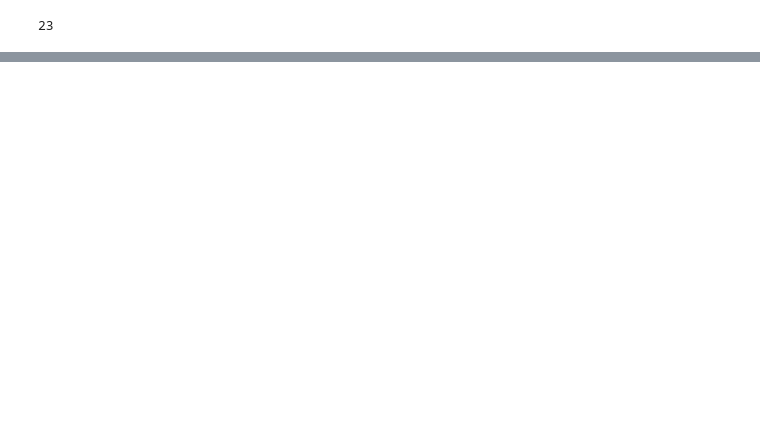
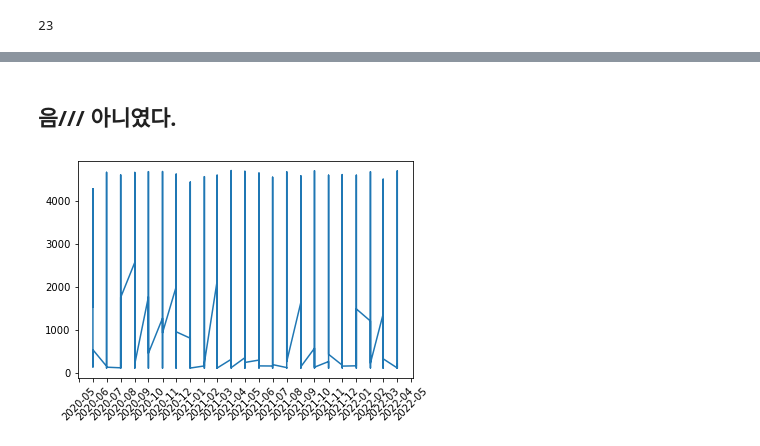
Before and after one commit to 05KBS23/CNU_Daily_study, a Jupyter notebook: python-basic/programmers/week5/EDA_Project2.ipynb, the cells around one changed output, grey strips where cells are left out. Saved outputs shown, nothing was run; the diff lists cells and outputs as text; code cells hidden in the pictures; blank space fills up the shorter version.

```diff
--- a/python-basic/programmers/week5/EDA_Project2.ipynb
+++ b/python-basic/programmers/week5/EDA_Project2.ipynb
@@ -359,0 +396,26 @@ len(df_times_clean["이용년월"].unique())
+# %% [markdown]
+## 음/// 아니였다.
+# %%
+from matplotlib.dates import MonthLocator, WeekdayLocator, DateFormatter
+
+x = df_times_clean["이용년월"]
+y = df_times_clean["지수_이용건수"]
+plt.xticks(rotation=45)
+plt.plot(x , y)
+
+
+months = MonthLocator(range(1, 24), bymonthday=1, interval=1)
+monthsFmt = DateFormatter("%b '%y")
+
+
+ax = plt.gca()
+ax.xaxis.set_major_locator(months)
+plt.show()
+
+# 드디어 찾았다!!. 주어진 date타입에서 모든 month별로 X축 설정하는 법
+
+# https://matplotlib.org/1.5.3/examples/pylab_examples/date_demo2.html
+
+#그러나 그래프가 어딘지 이상하다. 또 크기 문제일까>?
+# %% [output]
+[figure, added]
```
Also changed, not shown: parts of 17 cells of this notebook.
